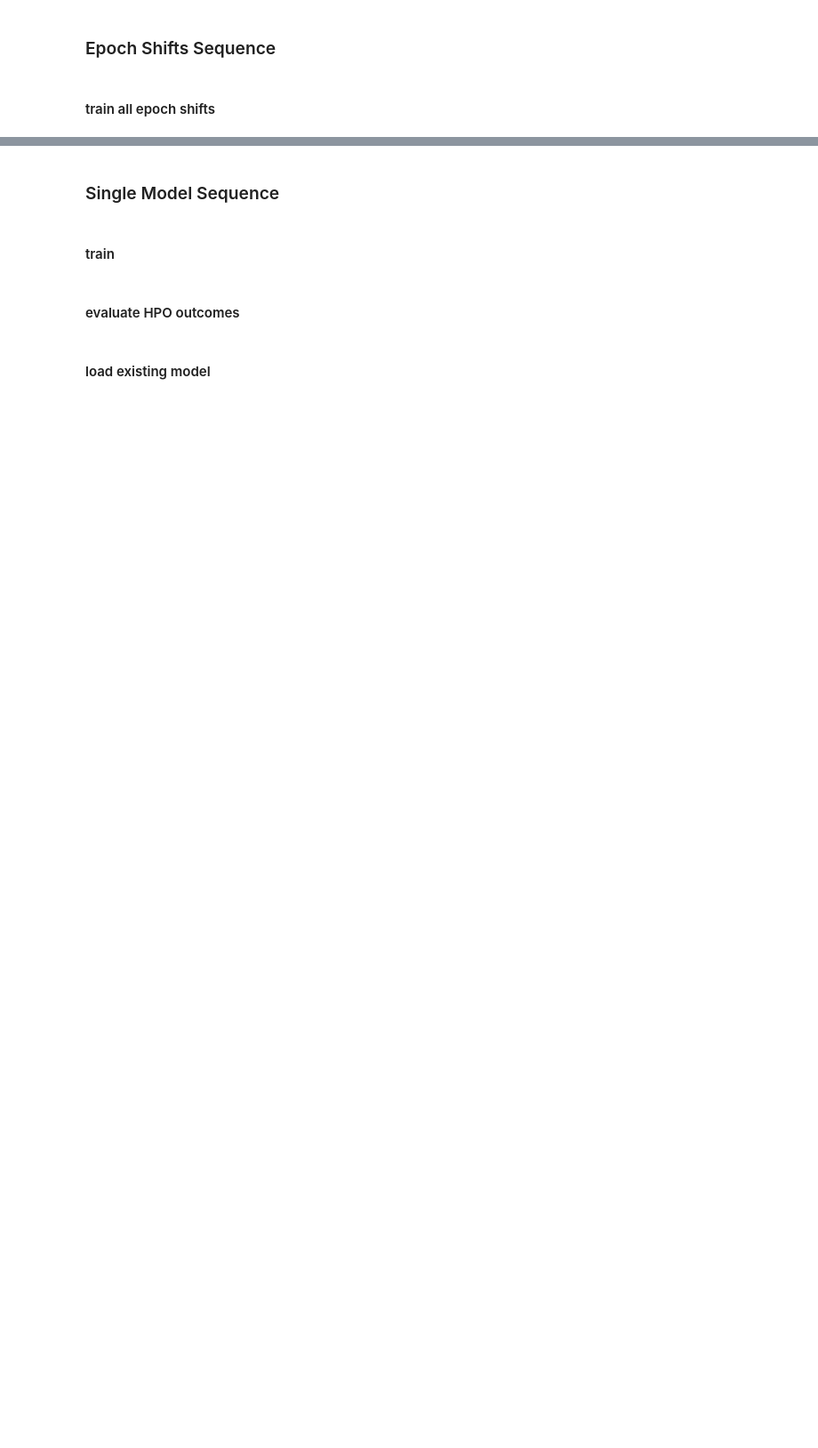
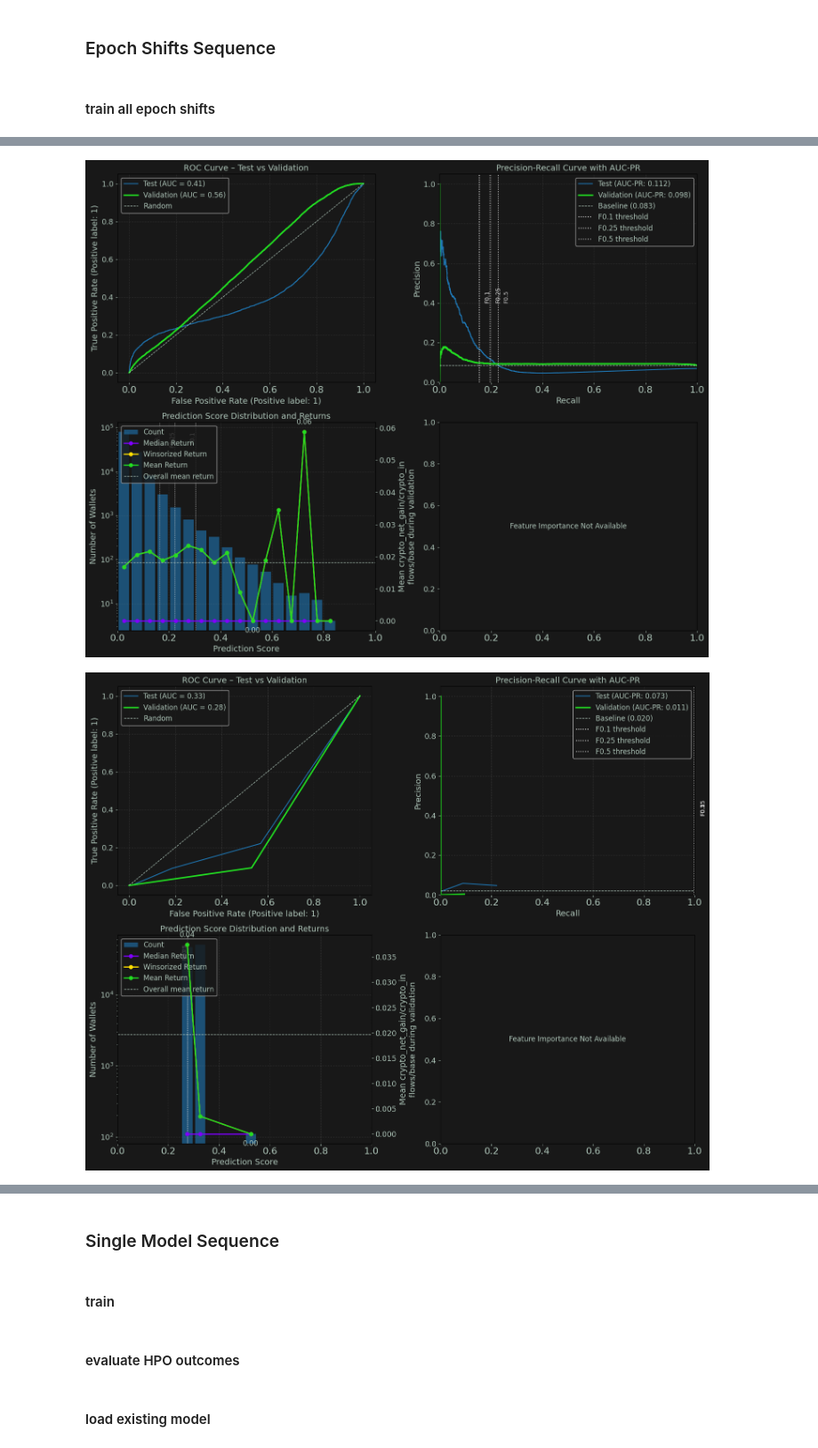
Before and after one commit to dreams-labs/sagemaker, a Jupyter notebook: notebooks/DDA-948 train all epoch shifts.ipynb, the cells around one changed output, grey strips where cells are left out. Shown at 89% size. Saved outputs shown, nothing was run; the diff lists cells and outputs as text; code cells hidden in the pictures; blank space fills up the shorter version.

```diff
--- a/notebooks/DDA-948 train all epoch shifts.ipynb
+++ b/notebooks/DDA-948 train all epoch shifts.ipynb
@@ -291,0 +454,6 @@ Billable seconds: 101
+# %%
+for e in evaluators:
+    evaluators[e].plot_wallet_evaluation()
+# %% [output]
+[figure, added]
+[figure, added]
```
Also changed, not shown: parts of 37 cells of this notebook, 7 other files.
